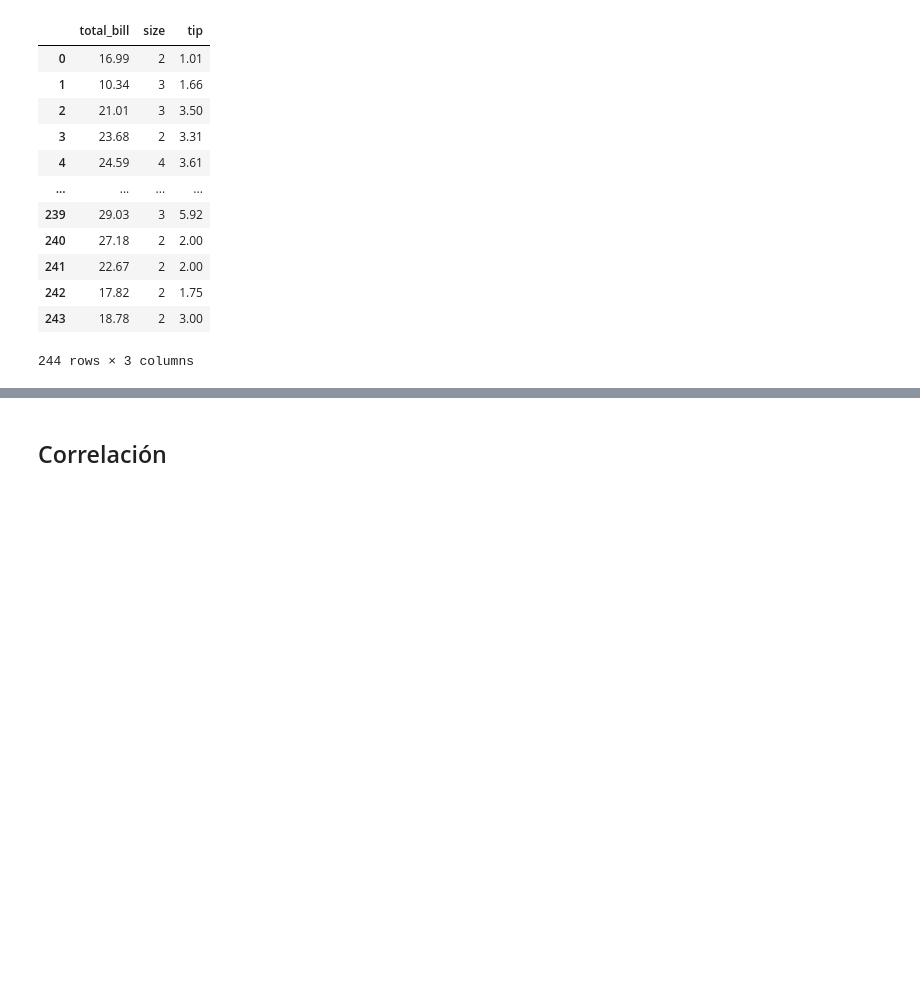
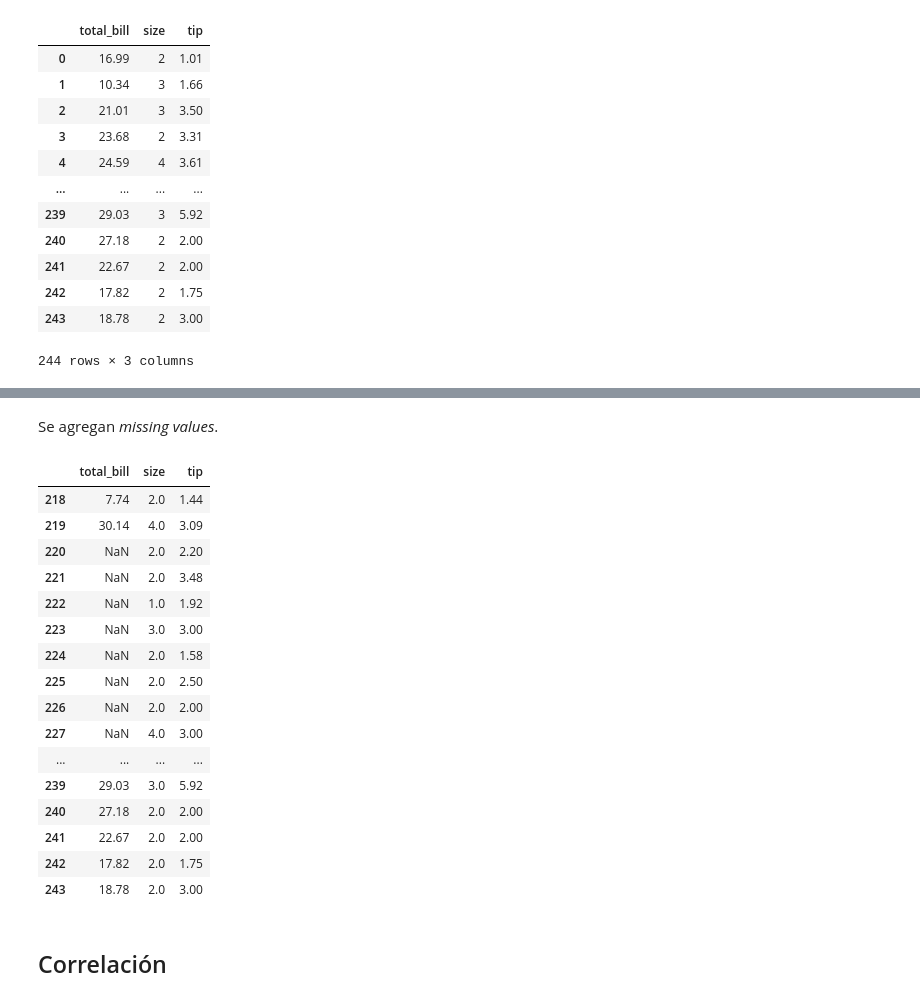
Before and after one commit to rpezoa/ML_Aplicado, a Jupyter notebook: clases/02_Data_imputation_Ejemplo.ipynb, the cells around one changed output, grey strips where cells are left out. Drawn from its saved outputs; the diff is of its cells as text; code cells hidden in the pictures; blank space fills up the shorter version.

```diff
--- a/clases/02_Data_imputation_Ejemplo.ipynb
+++ b/clases/02_Data_imputation_Ejemplo.ipynb
@@ -59,2 +57,4 @@ sb.relplot(x = "total_bill", y = "tip", data = df);
+# %% [markdown]
+Se agregan *missing values*.
 # %%
 # Agregando datos faltantes en variable size
@@ -65,3 +65,23 @@ df.loc[220:230, "total_bill"] = np.nan
+# %%
+df.iloc[218:]
+# %% [output]
+|  | total_bill | size | tip |
+| 218 | 7.74 | 2.0 | 1.44 |
+| 219 | 30.14 | 4.0 | 3.09 |
+| 220 | NaN | 2.0 | 2.20 |
+| 221 | NaN | 2.0 | 3.48 |
+| 222 | NaN | 1.0 | 1.92 |
+| 223 | NaN | 3.0 | 3.00 |
+| 224 | NaN | 2.0 | 1.58 |
+| 225 | NaN | 2.0 | 2.50 |
+| 226 | NaN | 2.0 | 2.00 |
+| 227 | NaN | 4.0 | 3.00 |
+| ... | ... | ... | ... |
+| 239 | 29.03 | 3.0 | 5.92 |
+| 240 | 27.18 | 2.0 | 2.00 |
+| 241 | 22.67 | 2.0 | 2.00 |
+| 242 | 17.82 | 2.0 | 1.75 |
+| 243 | 18.78 | 2.0 | 3.00 |
 # %% [markdown]
 ## Correlación
 # %%
```
Also changed, not shown: parts of 14 cells of this notebook.
